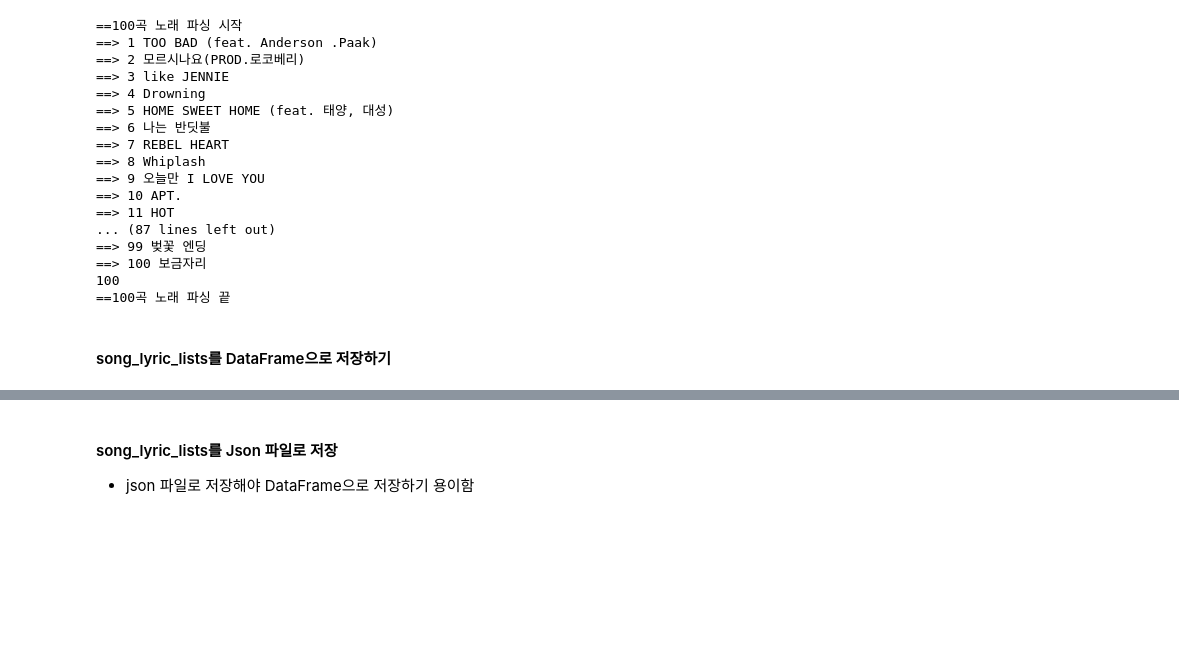
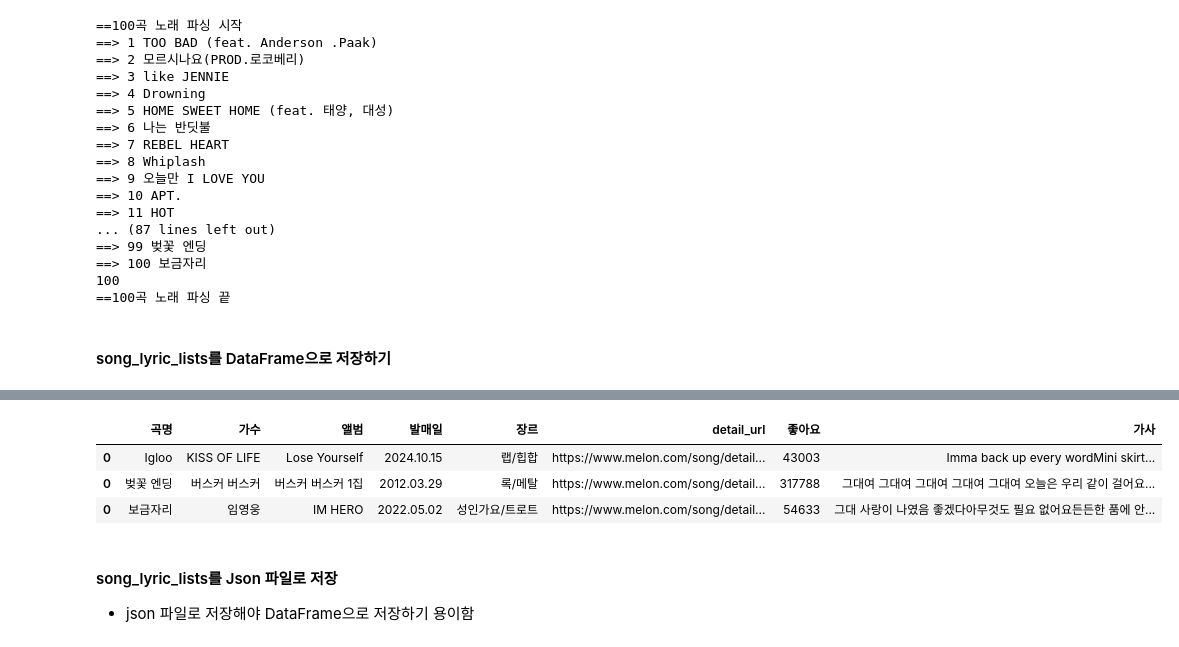
Before and after one commit to lemongza/Webscraping, a Jupyter notebook: 04.Melon100차트_데이터파싱_DB저장.ipynb, the cells around one changed output, grey strips where cells are left out. Saved outputs shown, nothing was run; the diff lists cells and outputs as text; code cells hidden in the pictures; blank space fills up the shorter version.

Commit message:
pandas.DataFrame 실습

```diff
--- a/04.Melon100차트_데이터파싱_DB저장.ipynb
+++ b/04.Melon100차트_데이터파싱_DB저장.ipynb
@@ -187,3 +166,21 @@ print("==100곡 노래 파싱 끝")
+# %%
+# [{'가수';'BTS','앨범':''},{}]
+import pandas as pd
+
+song_list_df = pd.DataFrame(columns=[
+    '곡명','가수','앨범','발매일','장르','detail_url','좋아요','가사'
+])
+
+for song_lyric in song_lyric_list :
+    df_new_row = pd.DataFrame.from_records([song_lyric])
+    song_list_df =pd.concat([song_list_df,df_new_row])
+
+song_list_df.tail(3)
+# %% [output]
+|  | 곡명 | 가수 | 앨범 | 발매일 | 장르 | detail_url | 좋아요 | 가사 |
+| 0 | Igloo | KISS OF LIFE | Lose Yourself | 2024.10.15 | 랩/힙합 | https://www.melon.com/song/detail... | 43003 | Imma back up every wordMini skirt... |
+| 0 | 벚꽃 엔딩 | 버스커 버스커 | 버스커 버스커 1집 | 2012.03.29 | 록/메탈 | https://www.melon.com/song/detail... | 317788 | 그대여 그대여 그대여 그대여 그대여 오늘은 우리 같이 걸어요... |
+| 0 | 보금자리 | 임영웅 | IM HERO | 2022.05.02 | 성인가요/트로트 | https://www.melon.com/song/detail... | 54633 | 그대 사랑이 나였음 좋겠다아무것도 필요 없어요든든한 품에 안... |
 # %% [markdown]
 #### song_lyric_lists를 Json 파일로 저장
 * json 파일로 저장해야 DataFrame으로 저장하기 용이함
```
Also changed, not shown: parts of 8 cells of this notebook.
